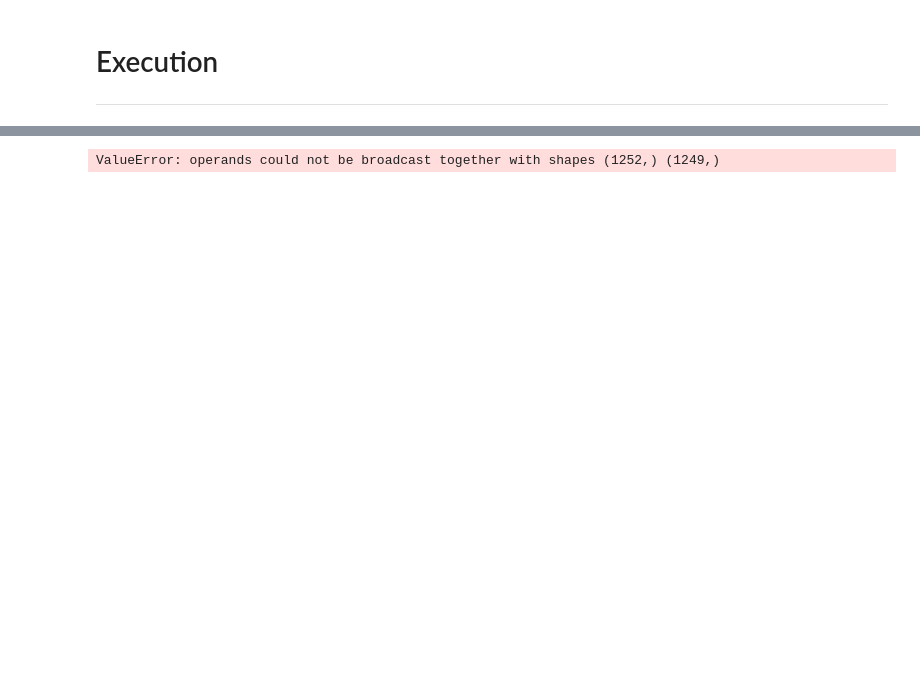
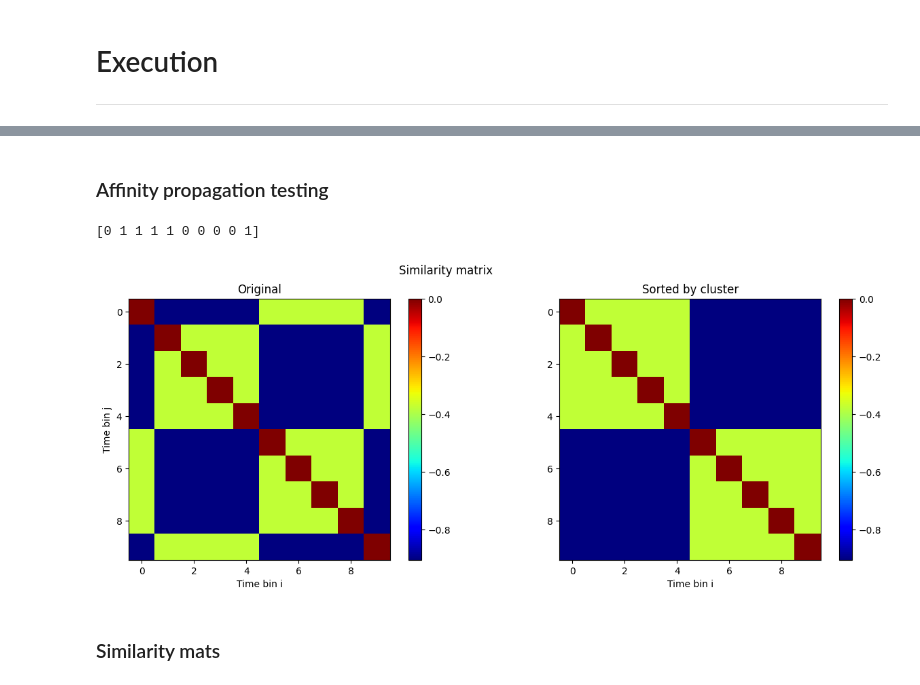
Before and after one commit to Gonzalo-Ortega/Behabioral-Boxes-GUI, a Jupyter notebook: Analysis_Gonzalo.ipynb, the cells around one changed output, grey strips where cells are left out. Saved outputs shown, nothing was run; the diff lists cells and outputs as text; code cells hidden in the pictures; blank space fills up the shorter version.

Commit message:
Enhanced similarity and EMD functions, - Fixed similarity matrix sorting problems. - Simplified similarity measures.

```diff
--- a/Analysis_Gonzalo.ipynb
+++ b/Analysis_Gonzalo.ipynb
@@ -1424,4 +1472,37 @@ def load_similarity_mats():
-# %%
-similarity_mats = get_similarity_mats(data_top_dfs, data_lateral_dfs)
-# %% [output]
-ValueError: operands could not be broadcast together with shapes (1252,) (1249,)
+# %% [markdown]
+### Affinity propagation testing
+# %%
+distance_mat = np.array([[0, 5, 5, 5, 5, 1, 1, 1, 1, 5],
+                         [5, 0, 1, 1, 1, 5, 5, 5, 5, 1],
+                         [5, 1, 0, 1, 1, 5, 5, 5, 5, 1],
+                         [5, 1, 1, 0, 1, 5, 5, 5, 5, 1],
+                         [5, 1, 1, 1, 0, 5, 5, 5, 5, 1],
+                         [1, 5, 5, 5, 5, 0, 1, 1, 1, 5],
+                         [1, 5, 5, 5, 5, 1, 0, 1, 1, 5],
+                         [1, 5, 5, 5, 5, 1, 1, 0, 1, 5],
+                         [1, 5, 5, 5, 5, 1, 1, 1, 0, 5],
+                         [5, 1, 1, 1, 1, 5, 5, 5, 5, 0]], dtype=float)
+
+similarity_matrix = np.exp(-distance_mat / np.std(distance_mat)) -1
+
+
+
+# X = np.array([[1, 2], [1, 4], [1, 0], [4, 2], [4, 4], [4, 0]])
+X = np.array([[1, 5], [1, 6], [1, 4], [0, 5], [2, 5],
+              [4, 1], [4, 0], [4, 2], [3, 1], [5, 1]])
+
+
+clustering = AffinityPropagation(damping=0.9, max_iter=400, affinity='precomputed', preference=-1)
+clustering.fit(similarity_matrix)
+
+# print(similarity_matrix)
+print(clustering.labels_)
+
+sorted_matrix = sort_similarity_matrix_by_cluster(similarity_matrix, clustering.labels_)
+figure_similarity_heat_map_matrices(similarity_matrix, sorted_matrix)
+# print(sorted_matrix)
+# %% [output]
+[0 1 1 1 1 0 0 0 0 1]
+[figure, added]
+# %% [markdown]
+### Similarity mats
```
Also changed, not shown: parts of 27 cells of this notebook.
